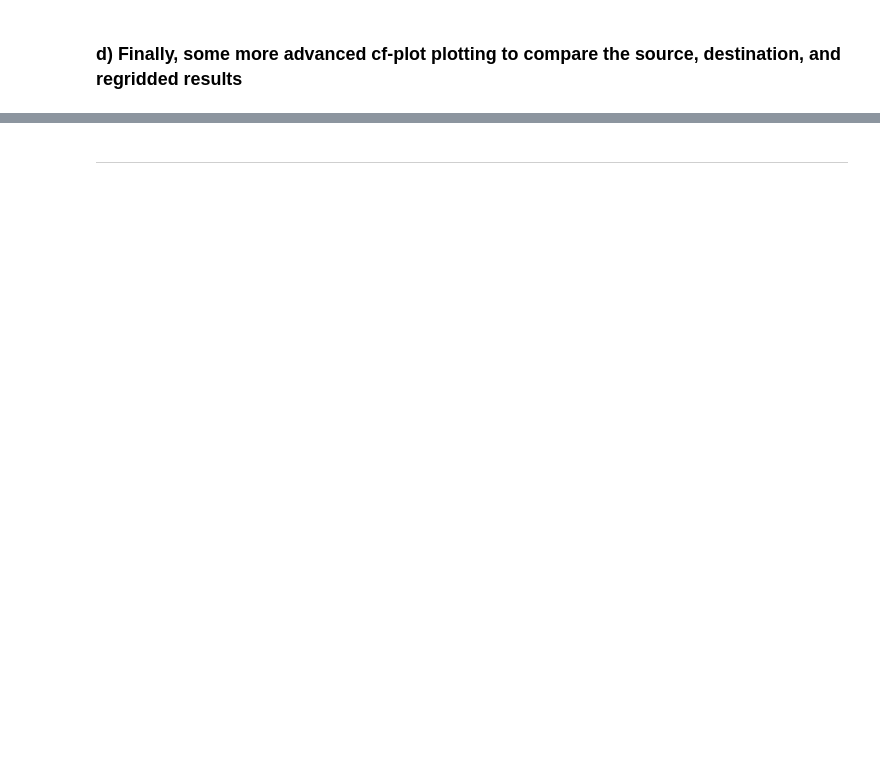
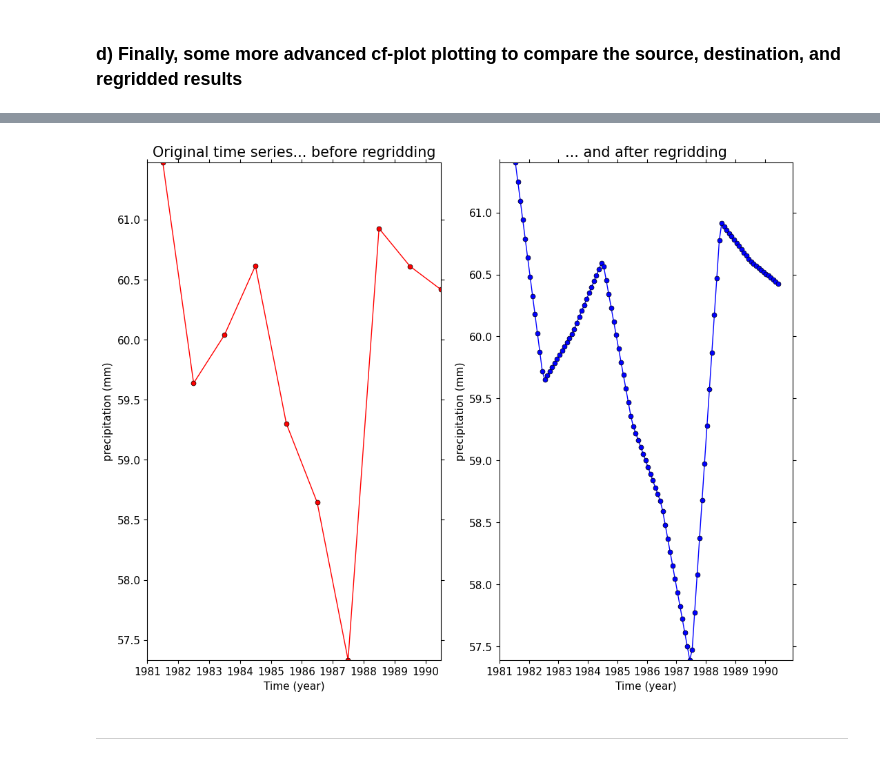
Before and after one commit to NCAS-CMS/cf-tools-training, a Jupyter notebook: new_course/practical_for_intro_to_ncas_cf_data_tools.ipynb, the cells around one changed output, grey strips where cells are left out. Saved outputs shown, nothing was run; the diff lists cells and outputs as text; code cells hidden in the pictures; blank space fills up the shorter version.

```diff
--- a/new_course/practical_for_intro_to_ncas_cf_data_tools.ipynb
+++ b/new_course/practical_for_intro_to_ncas_cf_data_tools.ipynb
@@ -892,2 +946,12 @@ cfp.gclose()
+# %%
+cfp.gopen(rows=1, columns=2)
+cfp.gpos(1)
+cfp.lineplot(
+    source_field, marker="o", color="red", title="Original time series... before regridding")
+cfp.gpos(2)
+cfp.lineplot(linear_regridded_field, marker="o", color="blue", title="... and after regridding")
+cfp.gclose()
+# %% [output]
+[figure, added]
 # %% [markdown]
 ***
```
Also changed, not shown: parts of 26 cells of this notebook.
